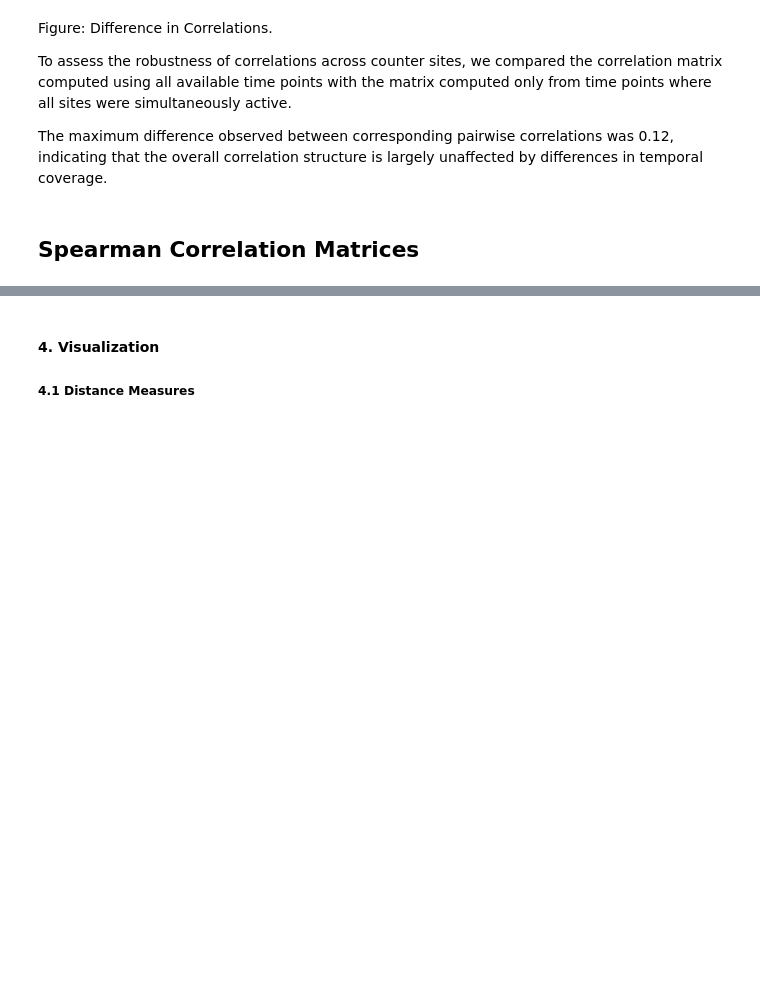
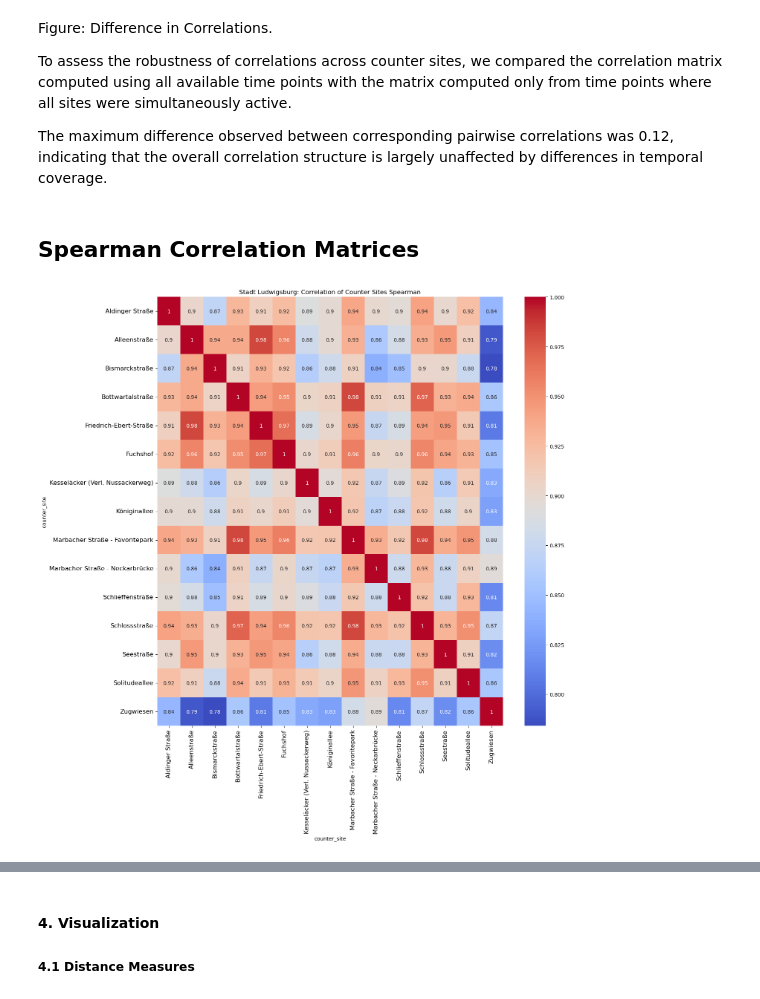
Before and after one commit to cleesee/fahrradzaehler, a Jupyter notebook: notebooks/distcorr_updated.ipynb, the cells around one changed output, grey strips where cells are left out. Saved outputs shown, nothing was run; the diff lists cells and outputs as text; code cells hidden in the pictures; blank space fills up the shorter version.

```diff
--- a/notebooks/distcorr_updated.ipynb
+++ b/notebooks/distcorr_updated.ipynb
@@ -405,3 +405,26 @@ To assess the robustness of correlations across counter sites, we compared the c
 The maximum difference observed between corresponding pairwise correlations was 0.12, indicating that the overall correlation structure is largely unaffected by differences in temporal coverage.
 # %% [markdown]
 ## Spearman Correlation Matrices
+# %%
+# 3.5 pivot table for correlation matrix spearman
+df_domain_pivot_spearman = df_domain.pivot_table(
+    index = 'iso_timestamp',
+    columns = 'counter_site',
+    values = 'count',
+    aggfunc='sum'
+)
+
+# we want to see how many timestamps have data for both sites
+mask_spearman = df_domain_pivot_spearman.notna().astype(int)
+overlap_spearman = mask_spearman.T.dot(mask_spearman)
+# 3.6 compute correlation matrix and plot heatmap
+corr_matrix_spearman = df_domain_pivot_spearman.corr(method='spearman')
+
+plt.figure(figsize=(15, 15))
+sns.heatmap(corr_matrix_spearman, annot=True, cmap='coolwarm')
+plt.title(f"{title_domain}: Correlation of Counter Sites Spearman")
+plt.xticks(fontsize=12)
+plt.yticks(fontsize=12)
+plt.show()
+# %% [output]
+[figure, added]
```
Also changed, not shown: parts of 7 cells of this notebook.
